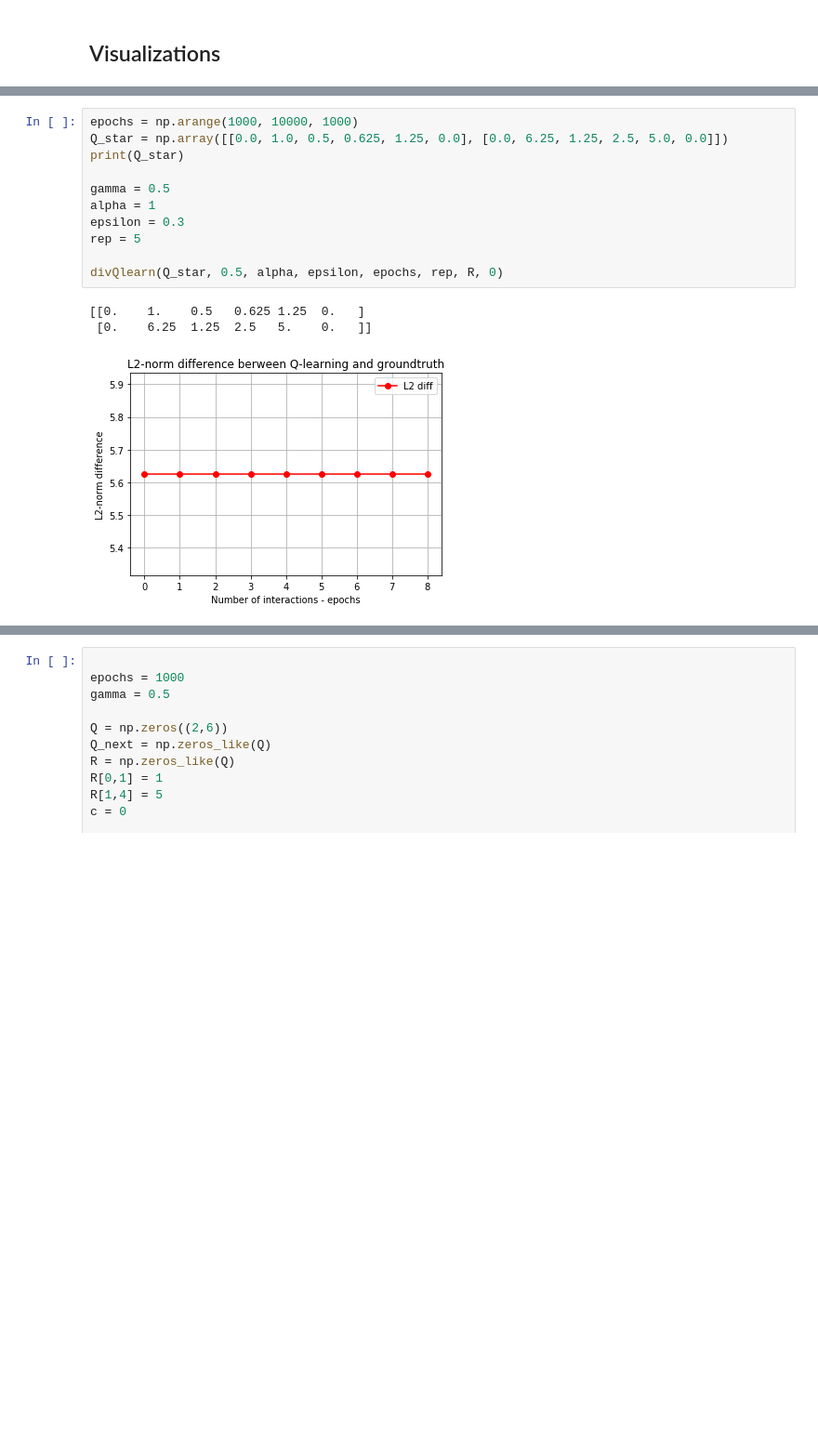
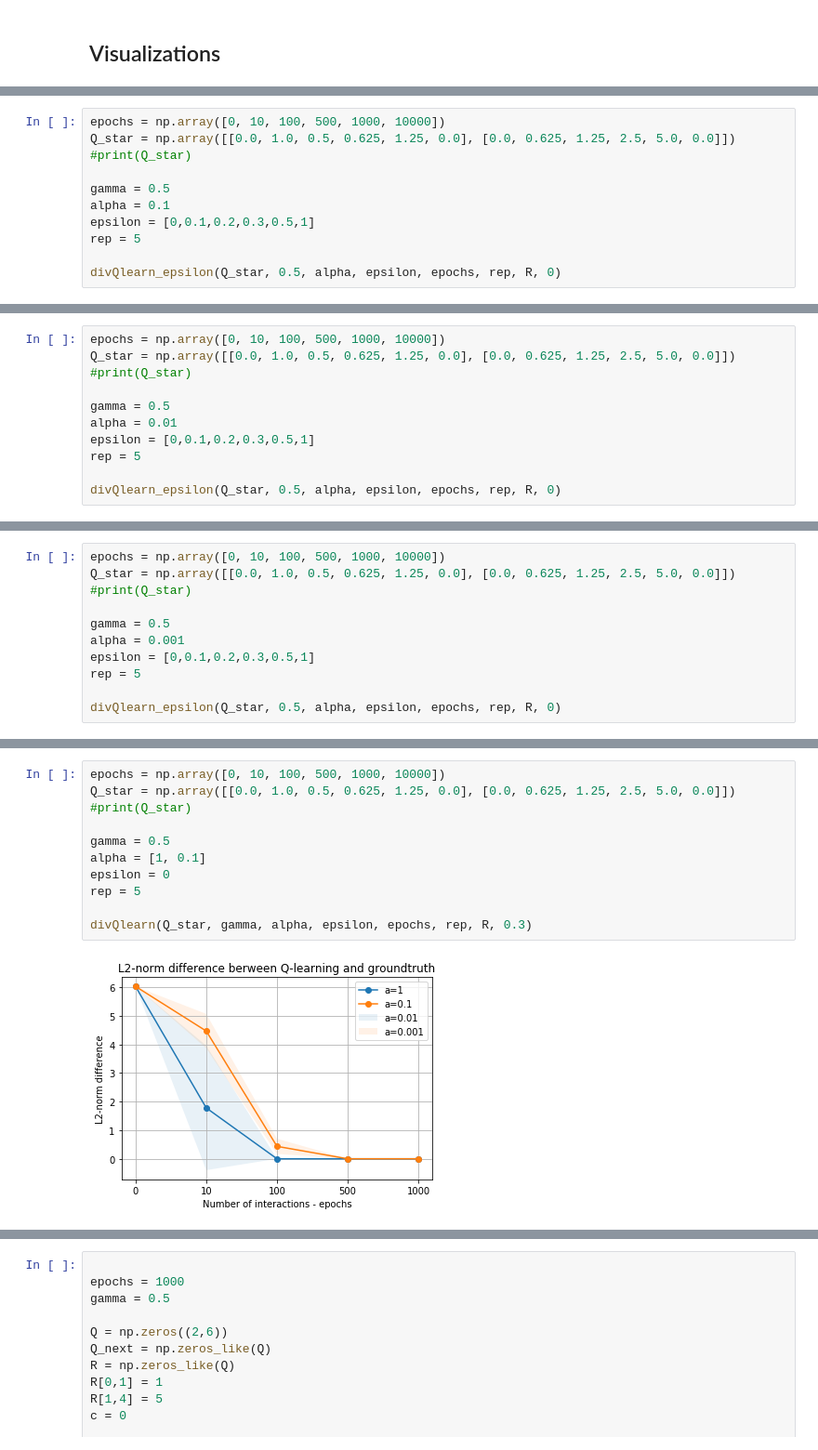
Before and after one commit to giannislelekas/IN4320-ML, a Jupyter notebook: src/Reinforcement Learning.ipynb, the cells around one changed output, grey strips where cells are left out. Shown at 93% size. Drawn from its saved outputs; the diff is of its cells as text; blank space fills up the shorter version.

Commit message:
Added visualizations for ex 4-5

```diff
--- a/src/Reinforcement Learning.ipynb
+++ b/src/Reinforcement Learning.ipynb
@@ -143,0 +298,11 @@ def divQlearn(Q_star, gamma, alpha, epsilon, epochs, rep, R, P):
+# %%
+epochs = np.array([0, 10, 100, 500, 1000, 10000])
+Q_star = np.array([[0.0, 1.0, 0.5, 0.625, 1.25, 0.0], [0.0, 0.625, 1.25, 2.5, 5.0, 0.0]])
+#print(Q_star)
+
+gamma = 0.5
+alpha = 0.1
+epsilon = [0,0.1,0.2,0.3,0.5,1]
+rep = 5
+
+divQlearn_epsilon(Q_star, 0.5, alpha, epsilon, epochs, rep, R, 0)
@@ -143,0 +311,11 @@ def divQlearn(Q_star, gamma, alpha, epsilon, epochs, rep, R, P):
+# %%
+epochs = np.array([0, 10, 100, 500, 1000, 10000])
+Q_star = np.array([[0.0, 1.0, 0.5, 0.625, 1.25, 0.0], [0.0, 0.625, 1.25, 2.5, 5.0, 0.0]])
+#print(Q_star)
+
+gamma = 0.5
+alpha = 0.01
+epsilon = [0,0.1,0.2,0.3,0.5,1]
+rep = 5
+
+divQlearn_epsilon(Q_star, 0.5, alpha, epsilon, epochs, rep, R, 0)
@@ -143,0 +324,11 @@ def divQlearn(Q_star, gamma, alpha, epsilon, epochs, rep, R, P):
+# %%
+epochs = np.array([0, 10, 100, 500, 1000, 10000])
+Q_star = np.array([[0.0, 1.0, 0.5, 0.625, 1.25, 0.0], [0.0, 0.625, 1.25, 2.5, 5.0, 0.0]])
+#print(Q_star)
+
+gamma = 0.5
+alpha = 0.001
+epsilon = [0,0.1,0.2,0.3,0.5,1]
+rep = 5
+
+divQlearn_epsilon(Q_star, 0.5, alpha, epsilon, epochs, rep, R, 0)
@@ -144,15 +339,13 @@ def divQlearn(Q_star, gamma, alpha, epsilon, epochs, rep, R, P):
 # %%
-epochs = np.arange(1000, 10000, 1000)
-Q_star = np.array([[0.0, 1.0, 0.5, 0.625, 1.25, 0.0], [0.0, 6.25, 1.25, 2.5, 5.0, 0.0]])
-print(Q_star)
+epochs = np.array([0, 10, 100, 500, 1000, 10000])
+Q_star = np.array([[0.0, 1.0, 0.5, 0.625, 1.25, 0.0], [0.0, 0.625, 1.25, 2.5, 5.0, 0.0]])
+#print(Q_star)
 
 gamma = 0.5
-alpha = 1
-epsilon = 0.3
+alpha = [1, 0.1]
+epsilon = 0
 rep = 5
 
-divQlearn(Q_star, 0.5, alpha, epsilon, epochs, rep, R, 0)
+divQlearn(Q_star, gamma, alpha, epsilon, epochs, rep, R, 0.3)
 # %% [output]
-[[0.    1.    0.5   0.625 1.25  0.   ]
- [0.    6.25  1.25  2.5   5.    0.   ]]
-[figure, old version]
+[figure, new version]
```
Also changed, not shown: parts of 24 cells of this notebook.
